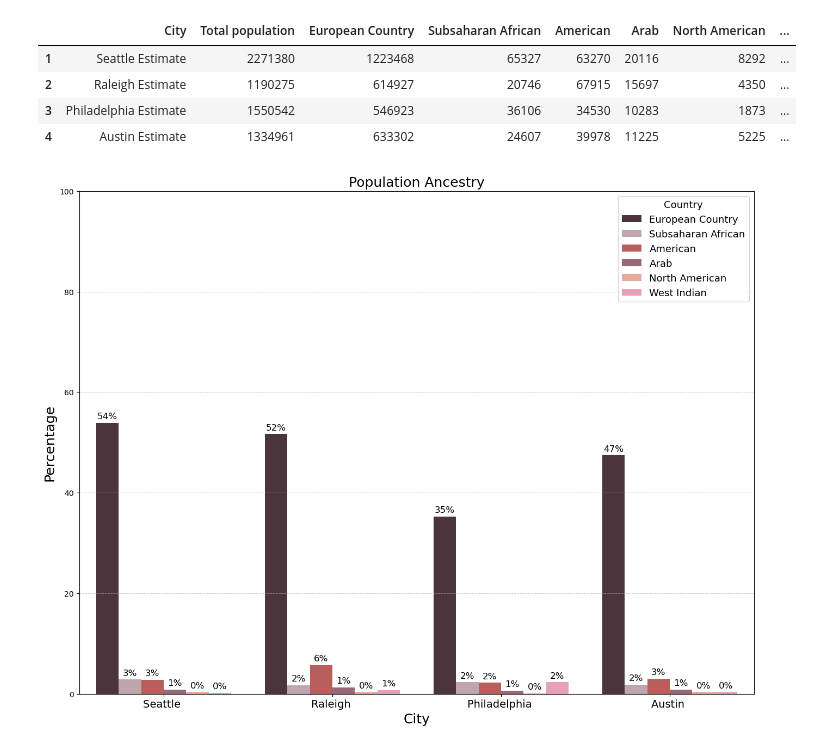
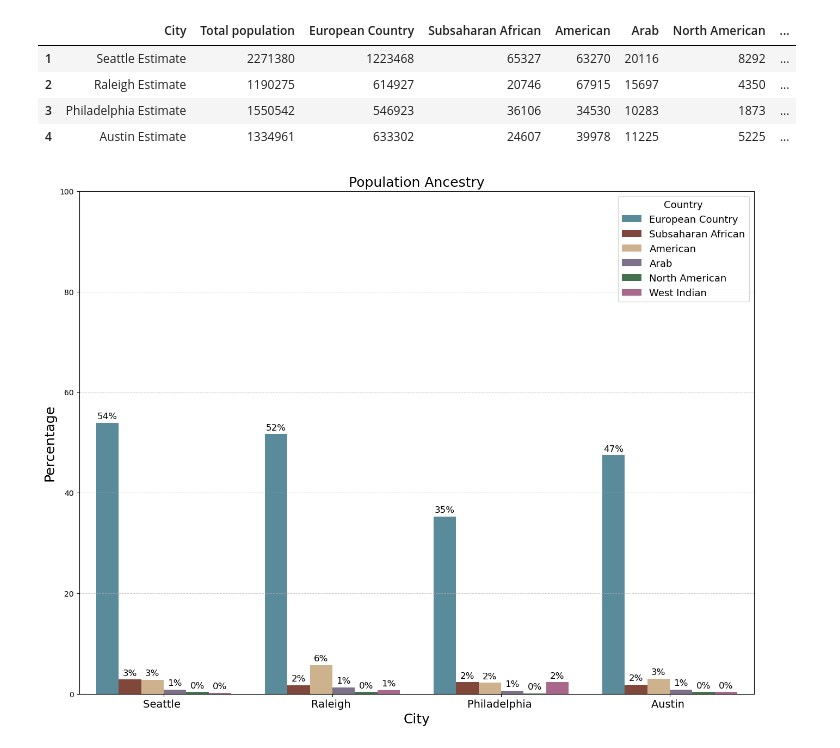
Before and after one commit to Hannah00Donnelly/nss-capstone-da14-2025, a Jupyter notebook: notebooks/hdonnelly_capstone.ipynb, the cells around one changed output. Saved outputs shown, nothing was run; the diff lists cells and outputs as text; code cells hidden in the pictures.

```diff
--- a/notebooks/hdonnelly_capstone.ipynb
+++ b/notebooks/hdonnelly_capstone.ipynb
@@ -1318,7 +1318,20 @@ languages_transposed_graphs= pd.melt(languages_transposed, id_vars='City',var_na
 
 plt.figure(figsize=(16, 12))
 
-ax=sns.barplot(data=languages_transposed_graphs.sort_values('Count', ascending=False), x='City', y='Count', hue='Category')
+languages_colors = {'English only':'#d6a084',
+          'Spanish':'#be8032',
+          'Other Indo-European languages':'#779fa1',
+          'Asian and Pacific Islander languages': '#093a4f',
+          'Other languages': '#ffefd3'}
+languages_color_palette = list(languages_colors.values())
+
+sns.set_palette(languages_color_palette)
+
+ax=sns.barplot(data=languages_transposed_graphs.sort_values('Count', ascending=False),
+               x='City',
+               y='Count',
+               hue='Category',
+               palette=languages_color_palette)
 
 for container in ax.containers:
     ax.bar_label(container, labels=[f'{val:.0f}%' for val in container.datavalues], padding=3, fontsize=12)
@@ -1426,28 +1439,39 @@ ancestry_county_transposed['City'] = ancestry_county_transposed['City'].str.repl
 # %%
 #ancestry graph for each city:
 ancestry_county_graph = pd.melt(ancestry_county_transposed , id_vars='City',var_name='Category', value_name='Count')
 
 plt.figure(figsize=(16, 12))
 
-ax=sns.barplot(data=ancestry_county_graph, x='City', y='Count', hue='Category')
+ancestry_colors = {
+    'European Country':'#4f90a6',
+    'Subsaharan African':'#8c3f2e',
+    'American':'#d9b382',
+    'Arab':'#7b6d8d',
+    'North American':'#3c7a4a',
+    'West Indian':'#b35d8d'}
+ancestry_color_palette = list(ancestry_colors.values())
+
+sns.set_palette(ancestry_color_palette)
+
+ax=sns.barplot(data=ancestry_county_graph, x='City', y='Count', hue='Category', palette=ancestry_color_palette)
 
 for container in ax.containers:
    ax.bar_label(container, labels=[f'{val:.0f}%' for val in container.datavalues], padding=3, fontsize=12)
 
 cities = ancestry_county_transposed['City']
 x = range(len(cities))
 
 ax.set_xticks(x)
 ax.set_xticklabels(cities, fontsize=14)
 
 ax.yaxis.grid(True, linestyle='--', linewidth=0.7, alpha=0.7)
 
 plt.title('Population Ancestry', fontsize=18)
 plt.ylabel('Percentage',fontsize=18)
 plt.xlabel('City',fontsize=18)
 plt.legend(title='Country', title_fontsize=13, fontsize=13)
 plt.ylim(bottom=0, top=100)
 
 plt.show()
 # %% [output]
-[figure, old version]
+[figure, new version]
```
Also changed, not shown: parts of 1 cell of this notebook, 1 other file.
